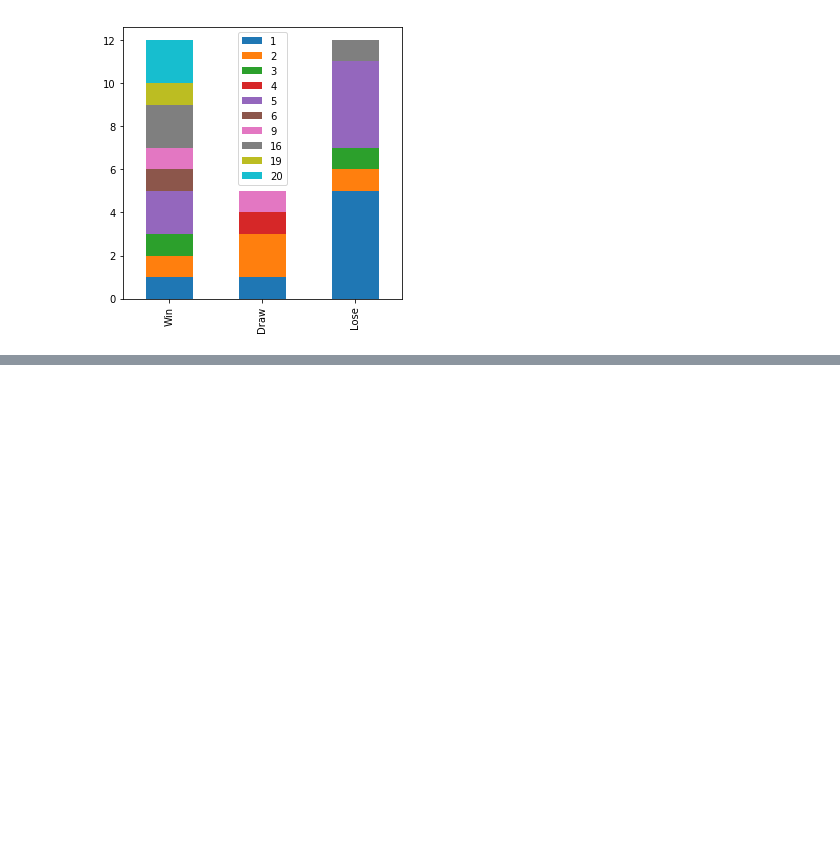
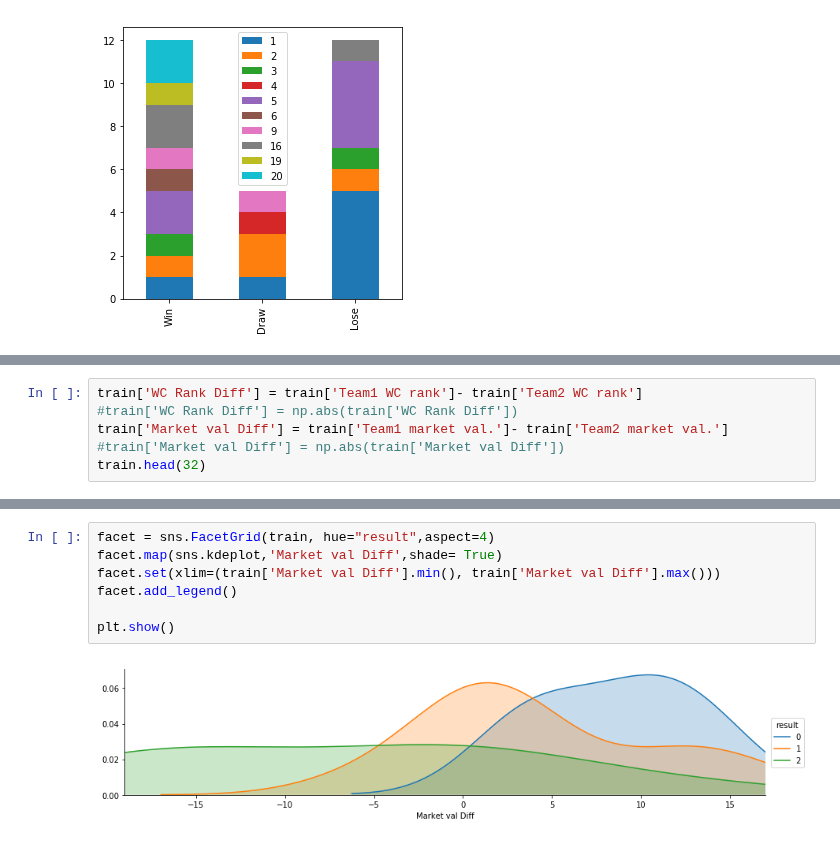
Before and after one commit to Hwnag-jihoon/Prediction-on-2018-Russia-WorldCup, a Jupyter notebook: Prediction on 2018 Russia WorldCup.ipynb, the cells around one changed output, grey strips where cells are left out. Saved outputs shown, nothing was run; the diff lists cells and outputs as text; blank space fills up the shorter version.

```diff
--- a/Prediction on 2018 Russia WorldCup.ipynb
+++ b/Prediction on 2018 Russia WorldCup.ipynb
@@ -260,0 +274,6 @@ bar_chart('Team1 market val.','Team2 market val.')
+# %%
+train['WC Rank Diff'] = train['Team1 WC rank']- train['Team2 WC rank']
+#train['WC Rank Diff'] = np.abs(train['WC Rank Diff'])
+train['Market val Diff'] = train['Team1 market val.']- train['Team2 market val.']
+#train['Market val Diff'] = np.abs(train['Market val Diff'])
+train.head(32)
@@ -260,0 +298,9 @@ bar_chart('Team1 market val.','Team2 market val.')
+# %%
+facet = sns.FacetGrid(train, hue="result",aspect=4)
+facet.map(sns.kdeplot,'Market val Diff',shade= True)
+facet.set(xlim=(train['Market val Diff'].min(), train['Market val Diff'].max()))
+facet.add_legend()
+
+plt.show()
+# %% [output]
+[figure, added]
```
Also changed, not shown: parts of 80 cells of this notebook, 11 other files.
